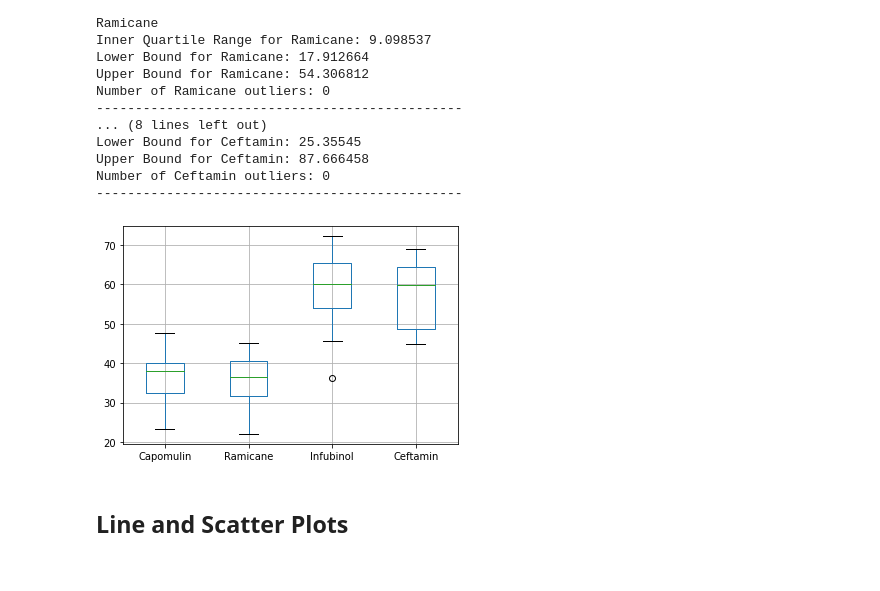
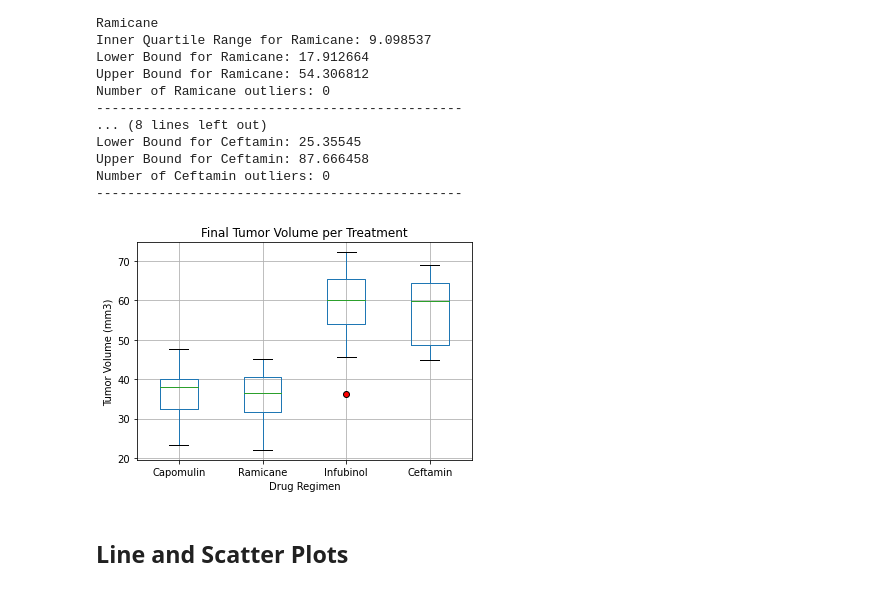
Before and after one commit to MaryColasanto/Pymaceuticals, a Jupyter notebook: pymaceuticals_starter.ipynb, the cells around one changed output. Saved outputs shown, nothing was run; the diff lists cells and outputs as text; code cells hidden in the pictures.

```diff
--- a/pymaceuticals_starter.ipynb
+++ b/pymaceuticals_starter.ipynb
@@ -265,25 +253,27 @@ Number of Ceftamin outliers: 0
 # %%
 four_drugs_df = pd.DataFrame({
     "Capomulin": [23.343598, 28.484033, 28.430964, 30.485985, 31.023923, 31.896238, 32.377357, 33.329098,
                 34.455298, 37.311846, 36.041047, 37.074024, 38.846876, 38.939633, 38.982878, 38.753265,
                 38.125164, 39.952347, 40.658124, 40.159220, 40.728578, 41.483008, 41.581521, 47.685963, 46.539206],
     "Ramicane": [22.050126, 29.128472, 30.276232, 30.564625, 30.638696, 31.560470, 31.095335, 33.397653, 32.978522,
                 33.562402, 36.134852, 38.810366, 37.225650, 36.374510, 36.561652, 37.311236, 38.342008, 38.407618,
                 40.659006, 40.667713, 45.220869, 43.047543, 43.419381, 43.166373, 44.183451],
     "Infubinol": [67.973419, 65.525743, 57.031862, 66.083066, 72.226731, 36.321346, 60.969711, 62.435404, 60.918767,
                 67.289621, 66.196912, 62.117279, 47.010364, 60.165180, 55.629428,  45.699331, 54.656549, 55.650681,
                 46.250112, 54.048608, 51.542431, 50.005138, 58.268442, 67.685569, 62.754451],
     "Ceftamin": [62.999356, 45.000000, 56.057749, 55.742829, 48.722078, 47.784682, 61.849023, 68.923185, 67.748662,
                 57.918381, 46.784535, 59.851956, 64.299830, 59.741901, 61.433892, 64.192341, 45.000000, 52.925348,
                 45.000000, 67.527482, 45.000000, 64.634949, 61.386660, 68.594745, 64.729837]
 })
 
 # Generate a box plot of the final tumor volume of each mouse across four regimens of interest
-boxplot = four_drugs_df.boxplot(column=["Capomulin","Ramicane","Infubinol","Ceftamin"])
-boxplot.set_title("Final Tumor VOlume A")
-boxplot.set_xlabel('')
-boxplot.set_ylabel('')
+red_circle = dict(markerfacecolor="r", marker="o")
+boxplot = four_drugs_df.boxplot(column=["Capomulin","Ramicane","Infubinol","Ceftamin"], flierprops=red_circle)
+boxplot.set_title("Final Tumor Volume per Treatment")
+boxplot.set_xlabel("Drug Regimen")
+boxplot.set_ylabel("Tumor Volume (mm3)")
+plt.show()
 # %% [output]
-[figure, old version]
+[figure, new version]
 # %% [markdown]
 ## Line and Scatter Plots
```
Also changed, not shown: parts of 10 cells of this notebook.
